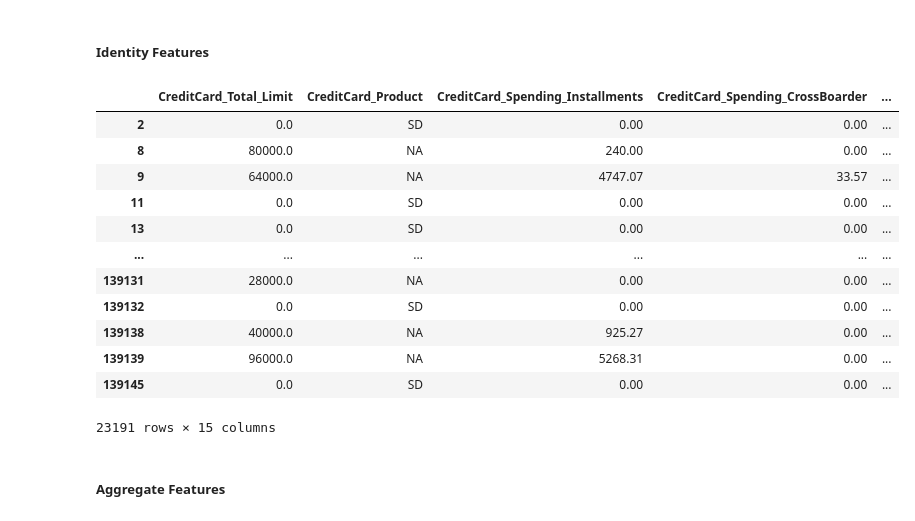
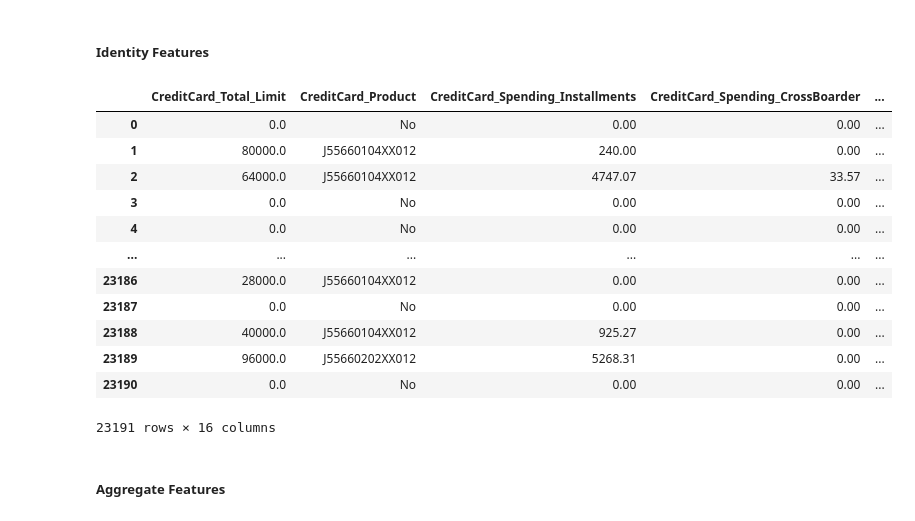
Before and after one commit to mnigliazzo/ML-Grupo3, a Jupyter notebook: TP_Grupo3.ipynb, the cells around one changed output. Cells and saved outputs as stored; diff of their text form; code cells hidden in the pictures.

```diff
--- a/TP_Grupo3.ipynb
+++ b/TP_Grupo3.ipynb
@@ -288,14 +331,10 @@ data_training.columns[data_training.isnull().any()].tolist()
 # %%
-data_training['CreditCard_Product']=data_training['CreditCard_Product'].where(data_training['CreditCard_Active']==0,'NA')
-
-categorical_columns=['Region','CreditCard_Product']
-for col in categorical_columns:
-    data_tmp=data.query(col+'.notnull()')[['client_id',col]].groupby('client_id').first().reset_index()
-    data_tmp.columns=['client_id',col+'_NOTNULL']
-    data_training=data_training.merge(data_tmp,how='left',on='client_id')
-    data_training[col]=data_training[col].fillna(data_training[col+'_NOTNULL']).fillna('SD')
-    data_training.drop(columns=[col+'_NOTNULL'],inplace=True)
-    print (data_training[[col]].value_counts())
-data_training.columns[data_training.isnull().any()].tolist()
+col='Region'
+data_tmp=data.query(col+'.notnull()')[['client_id',col]].groupby('client_id').first().reset_index()
+data_tmp.columns=['client_id',col+'_NOTNULL']
+data_training=data_training.merge(data_tmp,how='left',on='client_id')
+data_training[col]=data_training[col].fillna(data_training[col+'_NOTNULL']).fillna('BUENOS AIRES')
+data_training.drop(columns=[col+'_NOTNULL'],inplace=True)
+print (data_training[[col]].value_counts())
 # %% [output]
 Region
@@ -318,0 +351,3 @@ Name: count, dtype: int64
+# %%
+data_training['CreditCard_Product']=np.where(data_training.CreditCard_Active==0,'No',data_training.CreditCard_Product)
+data_training.groupby(['CreditCard_Product']).size()
@@ -318,0 +358,9 @@ Name: count, dtype: int64
+# %%
+col='CreditCard_Product'
+data_tmp=data.query(col+'.notnull()')[['client_id',col]].groupby('client_id').first().reset_index()
+data_tmp.columns=['client_id',col+'_NOTNULL']
+data_training=data_training.merge(data_tmp,how='left',on='client_id')
+data_training[col]=data_training[col].fillna(data_training[col+'_NOTNULL'])
+data_training.drop(columns=[col+'_NOTNULL'],inplace=True)
+
+data_training.groupby(['CreditCard_Product']).size()
@@ -343,7 +402,8 @@ Transform_Features=[
                ,'ProductAge'
                ,'IsLastProductMonth'
                ,'HasAutomaticDebit'
-               ,'HasInsurance']
+               ,'HasInsurance'
+               ,'TotalOperations']
 # SavingAccount_Percent_Credit
 data_training['SavingAccount_Percent_Credit']=data_training['SavingAccount_Credits_Amounts']/data_training['SavingAccount_Total_Amount']
 data_training['SavingAccount_Percent_Credit']=data_training['SavingAccount_Percent_Credit'].fillna(0)
@@ -360,6 +420,11 @@ data_training['HasAutomaticDebit']=data_training['CreditCard_Spending_Aut_Debits
 #HasInsurance
 data_training['HasInsurance']=data_training['Insurance_Life']+data_training['Insurance_Home']+data_training['Insurance_Accidents']+data_training['Insurance_Mobile']+data_training['Insurance_ATM']+data_training['Insurance_Unemployment']>0
 
+# TotalOperations
+data_training['TotalOperations'] = data_training['Operations_Bank'] + data_training['Operations_Terminal'] \
+                                + data_training['Operations_HomeBanking'] + data_training['Operations_Mobile'] \
+                                + data_training['Operations_Ivr'] + data_training['Operations_Telemarketer'] \
+                                + data_training['Operations_ATM']
 Transform_Features_client=Transform_Features
 Transform_Features_client.append('client_id')
 Transform_Features_client.append('Target')
@@ -384,38 +461,39 @@ data_transform
 # %%
 Identity_Features=[
                 'CreditCard_Total_Limit'
                ,'CreditCard_Product'
                ,'CreditCard_Spending_Installments'
                ,'CreditCard_Spending_CrossBoarder'
                ,'CreditCard_Revolving'
                ,'CreditCard_Balance_ARG'
                ,'CreditCard_Balance_DOLLAR'
                ,'SavingAccount_Days_with_use'
                ,'SavingAccount_CreditCard_Payment_Amount'
                ,'SavingAccount_DebitCard_Spend_Transactions'
                ,'SavingAccount_Transactions_Transactions'
                ,'SavingAccount_Credits_Amounts'
                ,'SavingAccount_Debits_Amounts'
+               ,'Sex_F'
                ,'Region']
 
 Identity_Features_ClientId=Identity_Features
 Identity_Features_ClientId.append('client_id')
 data_identity=data_training[data_training.Month==ultimo_mes][Identity_Features_ClientId]
 data_identity
 # %% [output]
 |  | CreditCard_Total_Limit | CreditCard_Product | CreditCard_Spending_Installments | CreditCard_Spending_CrossBoarder | ... |
-| 2 | 0.0 | SD | 0.00 | 0.00 | ... |
-| 8 | 80000.0 | NA | 240.00 | 0.00 | ... |
-| 9 | 64000.0 | NA | 4747.07 | 33.57 | ... |
-| 11 | 0.0 | SD | 0.00 | 0.00 | ... |
-| 13 | 0.0 | SD | 0.00 | 0.00 | ... |
+| 0 | 0.0 | No | 0.00 | 0.00 | ... |
+| 1 | 80000.0 | J55660104XX012 | 240.00 | 0.00 | ... |
+| 2 | 64000.0 | J55660104XX012 | 4747.07 | 33.57 | ... |
+| 3 | 0.0 | No | 0.00 | 0.00 | ... |
+| 4 | 0.0 | No | 0.00 | 0.00 | ... |
 | ... | ... | ... | ... | ... | ... |
-| 139131 | 28000.0 | NA | 0.00 | 0.00 | ... |
-| 139132 | 0.0 | SD | 0.00 | 0.00 | ... |
-| 139138 | 40000.0 | NA | 925.27 | 0.00 | ... |
-| 139139 | 96000.0 | NA | 5268.31 | 0.00 | ... |
-| 139145 | 0.0 | SD | 0.00 | 0.00 | ... |
+| 23186 | 28000.0 | J55660104XX012 | 0.00 | 0.00 | ... |
+| 23187 | 0.0 | No | 0.00 | 0.00 | ... |
+| 23188 | 40000.0 | J55660104XX012 | 925.27 | 0.00 | ... |
+| 23189 | 96000.0 | J55660202XX012 | 5268.31 | 0.00 | ... |
+| 23190 | 0.0 | No | 0.00 | 0.00 | ... |
-23191 rows × 15 columns
+23191 rows × 16 columns
 # %% [markdown]
 ##### Aggregate Features
 # %%
```
Also changed, not shown: parts of 27 cells of this notebook.
